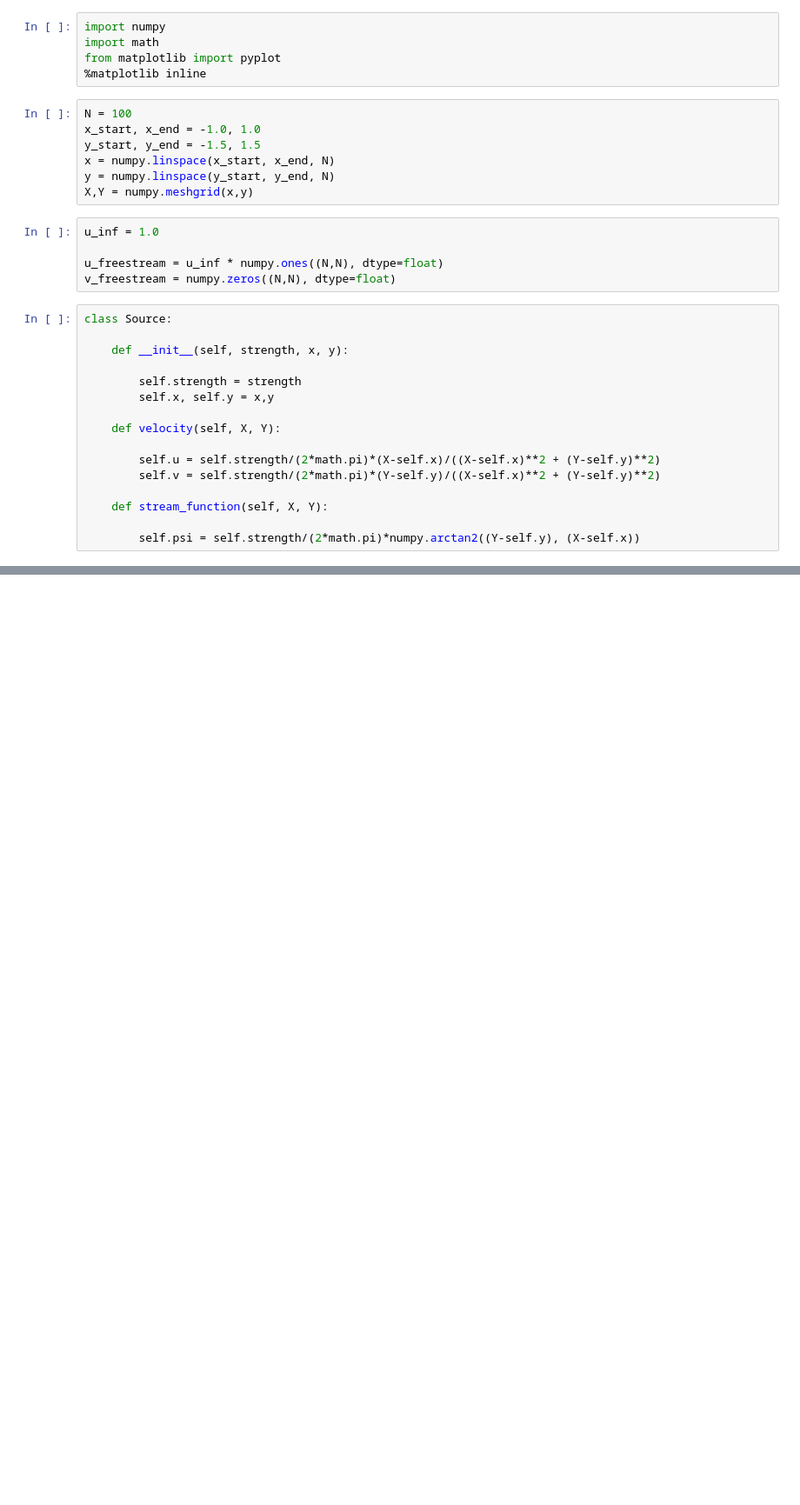
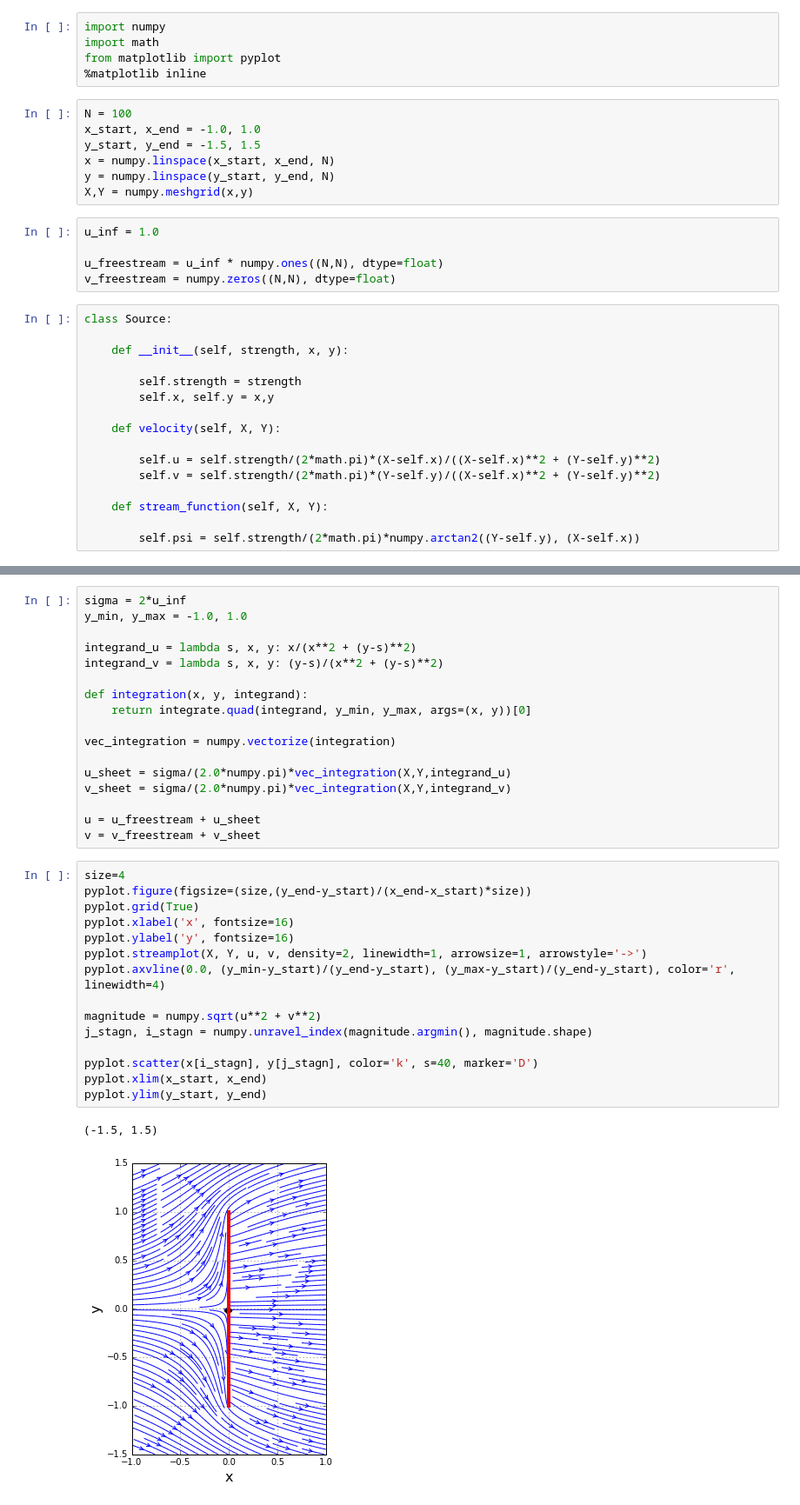
Before and after one commit to alexabaumer/MAE6226, a Jupyter notebook: Baumer_lesson08.ipynb, the cells around one changed output, grey strips where cells are left out. Shown at 87% size. Saved outputs shown, nothing was run; the diff lists cells and outputs as text; blank space fills up the shorter version.

```diff
--- a/Baumer_lesson08.ipynb
+++ b/Baumer_lesson08.ipynb
@@ -50,0 +83,35 @@ for source in sources:
+# %%
+sigma = 2*u_inf
+y_min, y_max = -1.0, 1.0
+
+integrand_u = lambda s, x, y: x/(x**2 + (y-s)**2)
+integrand_v = lambda s, x, y: (y-s)/(x**2 + (y-s)**2)
+
+def integration(x, y, integrand):
+    return integrate.quad(integrand, y_min, y_max, args=(x, y))[0]
+
+vec_integration = numpy.vectorize(integration)
+
+u_sheet = sigma/(2.0*numpy.pi)*vec_integration(X,Y,integrand_u)
+v_sheet = sigma/(2.0*numpy.pi)*vec_integration(X,Y,integrand_v)
+
+u = u_freestream + u_sheet
+v = v_freestream + v_sheet
+# %%
+size=4
+pyplot.figure(figsize=(size,(y_end-y_start)/(x_end-x_start)*size))
+pyplot.grid(True)
+pyplot.xlabel('x', fontsize=16)
+pyplot.ylabel('y', fontsize=16)
+pyplot.streamplot(X, Y, u, v, density=2, linewidth=1, arrowsize=1, arrowstyle='->')
+pyplot.axvline(0.0, (y_min-y_start)/(y_end-y_start), (y_max-y_start)/(y_end-y_start), color='r', linewidth=4)
+
+magnitude = numpy.sqrt(u**2 + v**2)
+j_stagn, i_stagn = numpy.unravel_index(magnitude.argmin(), magnitude.shape)
+
+pyplot.scatter(x[i_stagn], y[j_stagn], color='k', s=40, marker='D')
+pyplot.xlim(x_start, x_end)
+pyplot.ylim(y_start, y_end)
+# %% [output]
+(-1.5, 1.5)
+[figure, added]
```
Also changed, not shown: parts of 5 cells of this notebook.
